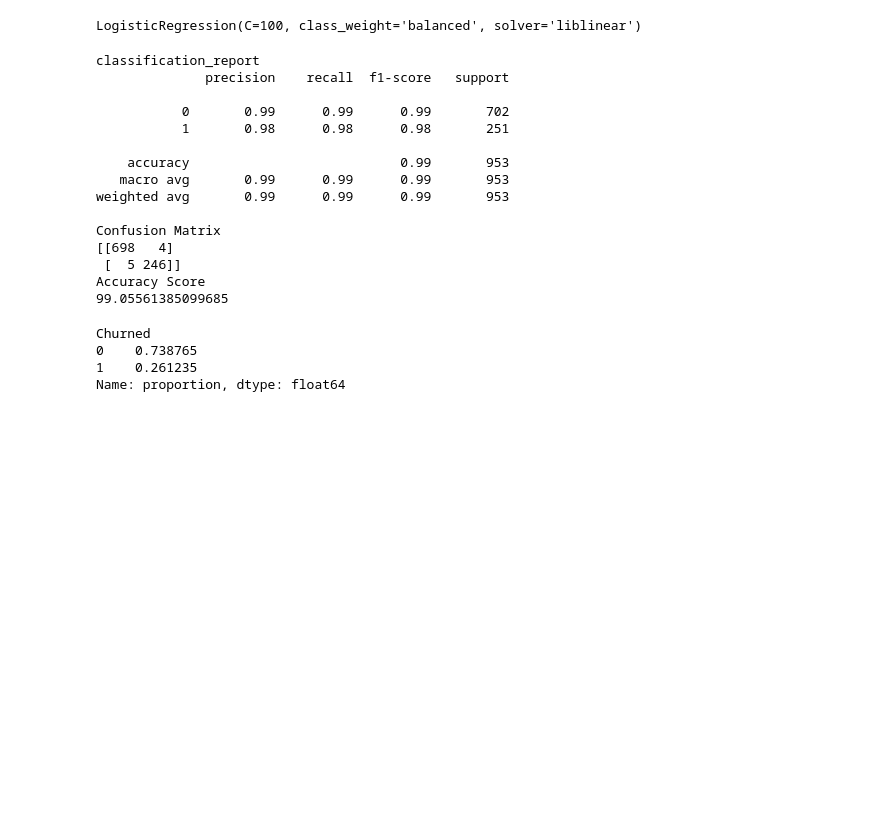
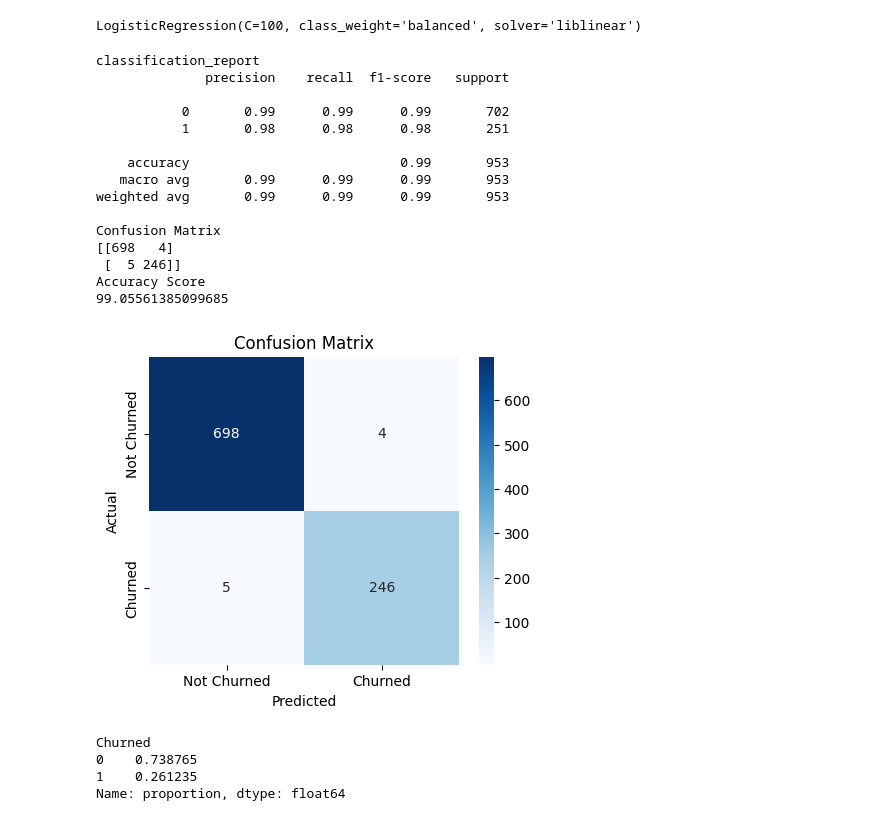
Before and after one commit to r-aj123/RIAA, a Jupyter notebook: output/models/03_Churn_Modeling.ipynb, the cells around one changed output. Saved outputs shown, nothing was run; the diff lists cells and outputs as text; code cells hidden in the pictures; blank space fills up the shorter version.

Commit message:
Confusion Matrix Visuakization

```diff
--- a/output/models/03_Churn_Modeling.ipynb
+++ b/output/models/03_Churn_Modeling.ipynb
@@ -68,29 +69,42 @@ LogisticRegression(C=100, class_weight='balanced', solver='liblinear')
 # %%
 
 
 y_predict = classification_model.predict(x_test)
 print('classification_report')
 print(classification_report(y_test, y_predict))
 print('Confusion Matrix')
 print(confusion_matrix(y_test, y_predict))
 print('Accuracy Score')
 print(accuracy_score(y_test, y_predict)*100)
+y_predict = classification_model.predict(x_test)
+
+# Confusion matrix
+cm = confusion_matrix(y_test, y_predict)
+
+# Plotting with seaborn
+pl.figure(figsize=(5,4))
+sns.heatmap(cm, annot=True, fmt='d', cmap='Blues', xticklabels=['Not Churned', 'Churned'], yticklabels=['Not Churned', 'Churned'])
+pl.xlabel('Predicted')
+pl.ylabel('Actual')
+pl.title('Confusion Matrix')
+pl.show()
 # %% [output]
 classification_report
               precision    recall  f1-score   support
 
            0       0.99      0.99      0.99       702
            1       0.98      0.98      0.98       251
 
     accuracy                           0.99       953
    macro avg       0.99      0.99      0.99       953
 weighted avg       0.99      0.99      0.99       953
 
 Confusion Matrix
 [[698   4]
  [  5 246]]
 Accuracy Score
 99.05561385099685
+[figure, added]
 # %%
 dataset['Churned'].value_counts(normalize=True)
 # %% [output]
```
Also changed, not shown: parts of 2 cells of this notebook, 4 other files.
